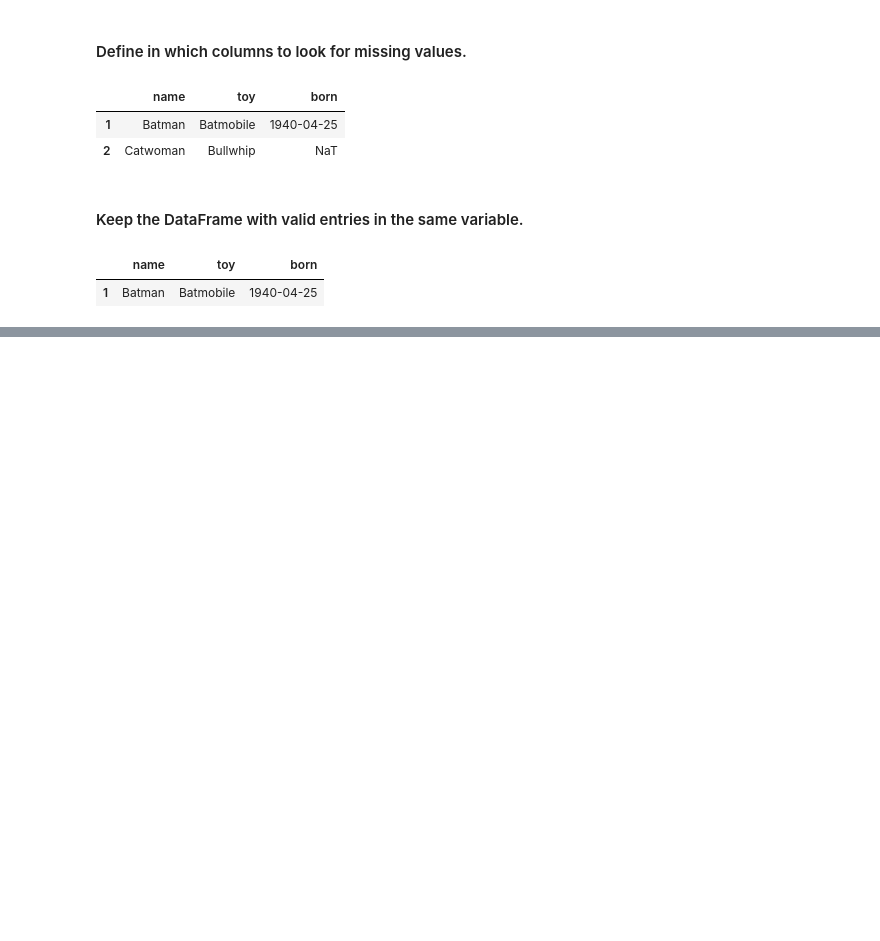
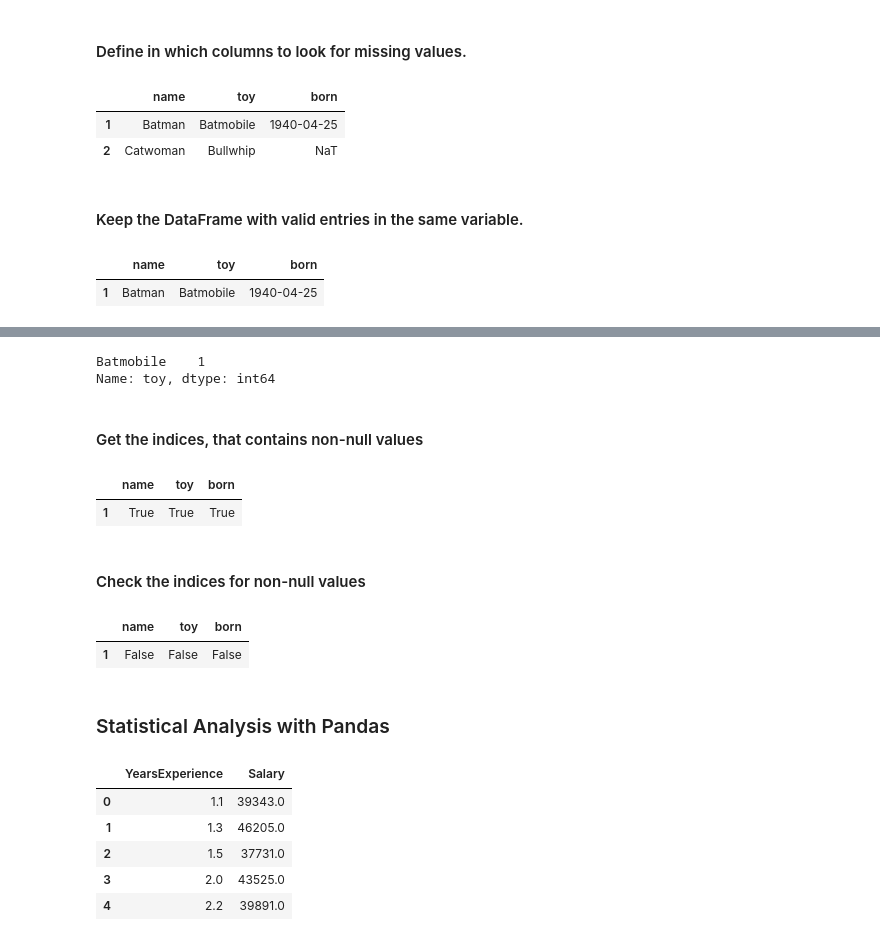
Before and after one commit to World-of-ML-AI/Data-Analysis-Tools, a Jupyter notebook: Pandas/Pandas Tutorial.ipynb, the cells around one changed output, grey strips where cells are left out. Cells and saved outputs as stored; diff of their text form; code cells hidden in the pictures; blank space fills up the shorter version.

Commit message:
Updated the Pandas notebook

```diff
--- a/Pandas/Pandas Tutorial.ipynb
+++ b/Pandas/Pandas Tutorial.ipynb
@@ -492,0 +508,30 @@ df
+# %%
+df['toy'].value_counts(dropna=False)
+# %% [output]
+Batmobile    1
+Name: toy, dtype: int64
+# %% [markdown]
+#### Get the indices, that contains non-null values
+# %%
+df.notnull()
+# %% [output]
+|  | name | toy | born |
+| 1 | True | True | True |
+# %% [markdown]
+#### Check the indices for non-null values
+# %%
+df.isnull()
+# %% [output]
+|  | name | toy | born |
+| 1 | False | False | False |
+# %% [markdown]
+### Statistical Analysis with Pandas
+# %%
+dataframe.head()
+# %% [output]
+|  | YearsExperience | Salary |
+| 0 | 1.1 | 39343.0 |
+| 1 | 1.3 | 46205.0 |
+| 2 | 1.5 | 37731.0 |
+| 3 | 2.0 | 43525.0 |
+| 4 | 2.2 | 39891.0 |
```
Also changed, not shown: parts of 10 cells of this notebook.
